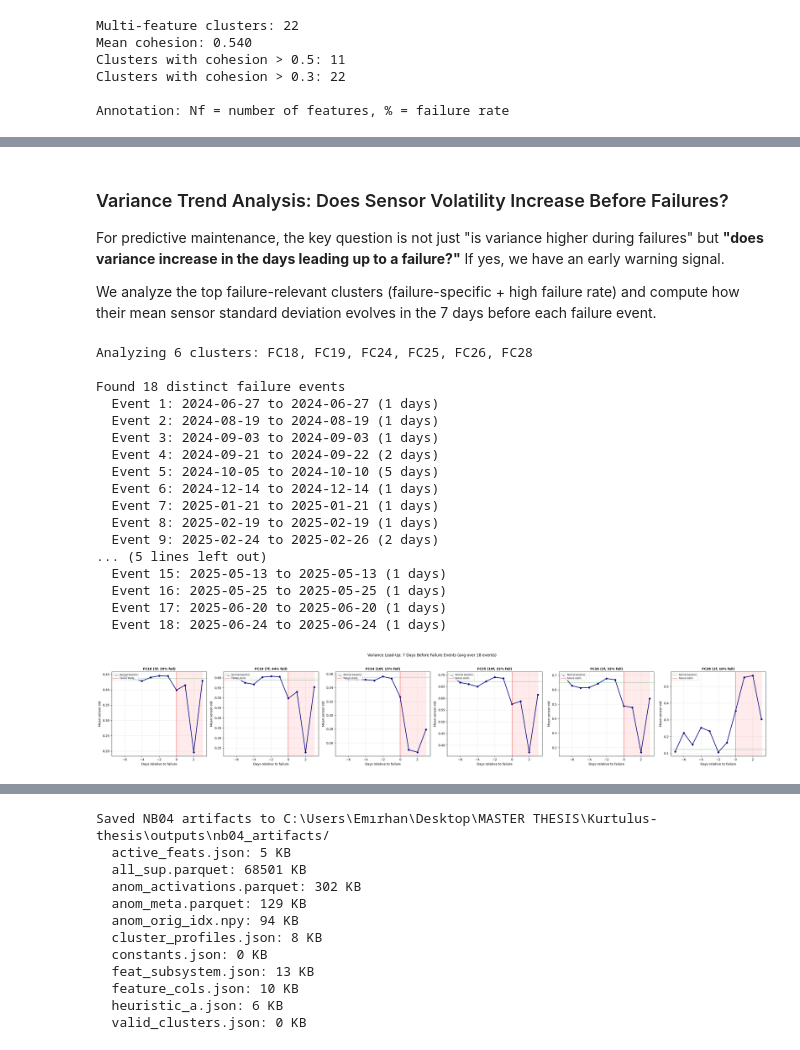
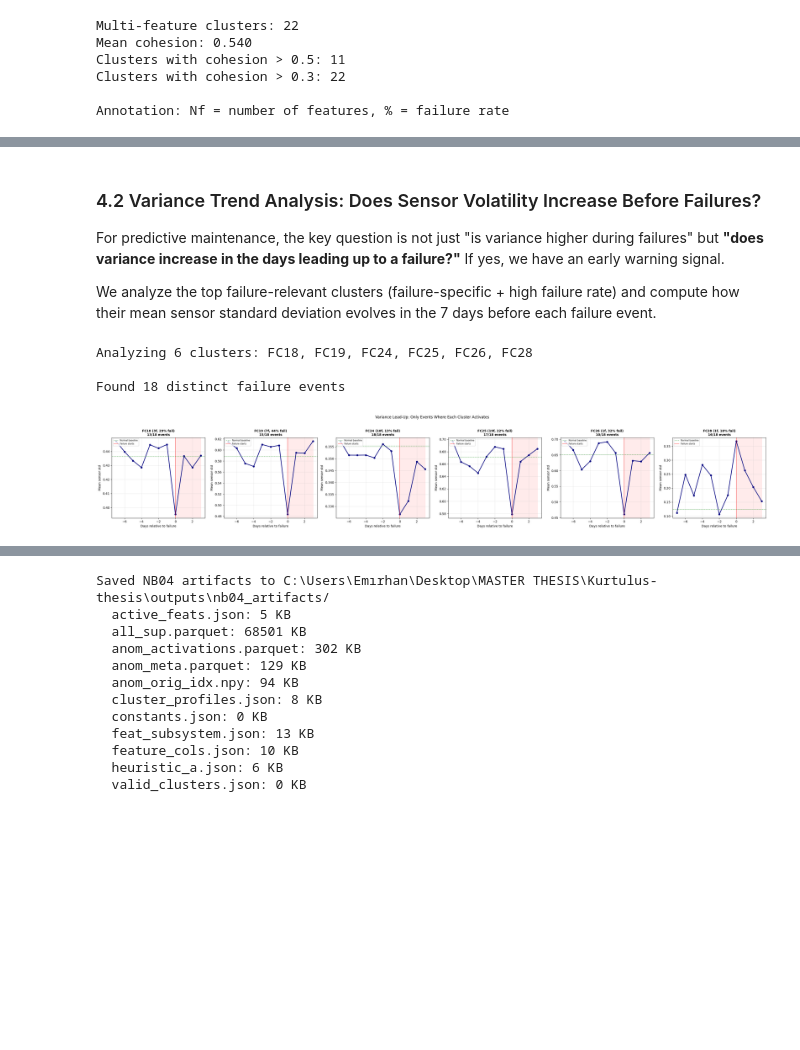
Before and after one commit to Emir515/Kurtulus-thesis, a Jupyter notebook: notebooks/04_anomaly_detection_cluster_analysis.ipynb, the cells around one changed output, grey strips where cells are left out. Cells and saved outputs as stored; diff of their text form; code cells hidden in the pictures; blank space fills up the shorter version.

```diff
--- a/notebooks/04_anomaly_detection_cluster_analysis.ipynb
+++ b/notebooks/04_anomaly_detection_cluster_analysis.ipynb
@@ -726,17 +1061,16 @@ FC31       2.1%         3.2%      -1.1  similar
 
 Summary: 2 failure-specific clusters (FC24, FC28), 23 similar, 6 mixed
 # %% [markdown]
-### Variance Trend Analysis: Does Sensor Volatility Increase Before Failures?
+### 4.2 Variance Trend Analysis: Does Sensor Volatility Increase Before Failures?
 
 For predictive maintenance, the key question is not just "is variance higher during failures" but **"does variance increase in the days leading up to a failure?"** If yes, we have an early warning signal.
 
 We analyze the top failure-relevant clusters (failure-specific + high failure rate) and compute how their mean sensor standard deviation evolves in the 7 days before each failure event.
 # %%
-# ── Variance trend analysis: lead-up to failures ──
+# ── Variance trend analysis: lead-up to failures (cluster-specific events) ──
 
 # Select clusters to analyze: failure-specific + top failure-rate clusters
-# Use failure_specific_fcs from day comparison, plus high-failure singletons
-analysis_fcs = list(failure_specific_fcs)  # from day comparison
+analysis_fcs = list(failure_specific_fcs)
 for fc in sorted(heuristic_a.keys()):
     feats = heuristic_a[fc]
     cl_act = anom_activations[[f for f in feats if f in anom_activations.columns]].any(axis=1)
@@ -750,10 +1084,9 @@ analysis_fcs = sorted(analysis_fcs)
 print(f'Analyzing {len(analysis_fcs)} clusters: {", ".join(f"FC{fc}" for fc in analysis_fcs)}')
 print()
 
-# Identify failure event start dates (first failure window per consecutive failure period)
+# Identify failure events (group consecutive failure days within 2 days)
 all_sup['date'] = all_sup['window_end'].dt.date
 fail_dates = sorted(set(all_sup.loc[all_sup['label'] == 1, 'date']))
-# Group consecutive failure days into events
 failure_events = []
 current_event = [fail_dates[0]]
 for i in range(1, len(fail_dates)):
@@ -766,12 +1099,9 @@ for i in range(1, len(fail_dates)):
         current_event = [fail_dates[i]]
 failure_events.append(current_event)
 print(f'Found {len(failure_events)} distinct failure events')
-for i, ev in enumerate(failure_events):
-    print(f'  Event {i+1}: {ev[0]} to {ev[-1]} ({len(ev)} days)')
-print()
 
-# For each cluster, compute mean _std per day, then average across failure events
-# aligned by days-before-failure (-7 to 0)
+# For each cluster, determine which failure events it participates in
+# (= the cluster activates in at least one anomalous window during that event)
 LEAD_DAYS = 7
 
 fig, axes = plt.subplots(1, len(analysis_fcs), figsize=(5*len(analysis_fcs), 5), sharey=False)
@@ -782,18 +1112,29 @@ results = {}
 for ax_i, fc in enumerate(analysis_fcs):
     ax = axes[ax_i]
     feats = heuristic_a[fc]
+    feats_in_data = [f for f in feats if f in anom_activations.columns]
     std_feats = [f for f in feats if f.endswith('_std')]
     if not std_feats:
         std_feats = feats
 
+    # Check which failure events this cluster is active in
+    cl_act = anom_activations[feats_in_data].any(axis=1)
+    relevant_events = []
+    for event in failure_events:
+        event_dates = set(event)
+        # Check if cluster fires during this event's dates
+        event_mask = anom_meta['date'].isin(event_dates) & cl_act
+        if event_mask.sum() > 0:
+            relevant_events.append(event)
+
     # Daily mean std
     daily_std = all_sup.groupby('date')[std_feats].mean().mean(axis=1)
 
-    # For each failure event, extract the lead-up values
+    # Extract lead-up values only for relevant events
     lead_up_profiles = []
-    for event in failure_events:
+    for event in relevant_events:
         event_start = pd.Timestamp(event[0])
-        for day_offset in range(-LEAD_DAYS, len(event)):
+        for day_offset in range(-LEAD_DAYS, len(event) + 3):
             target_date = (event_start + pd.Timedelta(days=day_offset)).date()
             if target_date in daily_std.index:
                 lead_up_profiles.append({
@@ -802,24 +1143,22 @@ for ax_i, fc in enumerate(analysis_fcs):
                 })
 
     lead_df = pd.DataFrame(lead_up_profiles)
-
-    # Average by offset
     avg_profile = lead_df.groupby('offset')['value'].agg(['mean', 'std', 'count']).reset_index()
     avg_profile = avg_profile[avg_profile['offset'].between(-LEAD_DAYS, 3)]
 
-    # Also compute normal baseline (days far from any failure)
-    all_dates = set(daily_std.index)
+    # Normal baseline (days far from any failure)
+    all_dates_set = set(daily_std.index)
     near_failure = set()
     for event in failure_events:
         event_start = pd.Timestamp(event[0])
         for d in range(-LEAD_DAYS-3, len(event)+3):
             near_failure.add((event_start + pd.Timedelta(days=d)).date())
-    far_dates = all_dates - near_failure
+    far_dates = all_dates_set - near_failure
     baseline_val = daily_std[list(far_dates)].mean() if far_dates else daily_std.mean()
 
     # Plot
     ax.plot(avg_profile['offset'], avg_profile['mean'], 'o-', color='navy', linewidth=2, markersize=5)
-    ax.axhline(baseline_val, color='green', linestyle='--', linewidth=1, alpha=0.7, label=f'Normal baseline')
+    ax.axhline(baseline_val, color='green', linestyle='--', linewidth=1, alpha=0.7, label='Normal baseline')
     ax.axvline(0, color='red', linestyle='-', linewidth=1.5, alpha=0.5, label='Failure starts')
     ax.axvspan(0, avg_profile['offset'].max(), alpha=0.08, color='red')
 
@@ -827,59 +1166,46 @@ for ax_i, fc in enumerate(analysis_fcs):
     ax.set_ylabel('Mean sensor std')
 
     n_f = len(feats)
-    cl_act = anom_activations[[f for f in feats if f in anom_activations.columns]].any(axis=1)
     fp = 100 * int(anom_meta.loc[cl_act, 'label'].sum()) / max(cl_act.sum(), 1)
-    ax.set_title(f'FC{fc} ({n_f}f, {fp:.0f}% fail)', fontsize=10, fontweight='bold')
+    ax.set_title(f'FC{fc} ({n_f}f, {fp:.0f}% fail)\n{len(relevant_events)}/{len(failure_events)} events',
+                 fontsize=10, fontweight='bold')
     ax.legend(fontsize=7, loc='upper left')
     ax.grid(alpha=0.3)
 
-    # Store ratio for summary
+    # Store for summary
     fail_val = avg_profile.loc[avg_profile['offset'] == 0, 'mean'].values
     pre3_val = avg_profile.loc[avg_profile['offset'].between(-3, -1), 'mean'].mean()
     results[fc] = {
         'baseline': baseline_val,
         'pre3': pre3_val,
         'at_failure': fail_val[0] if len(fail_val) > 0 else np.nan,
+        'n_relevant': len(relevant_events),
+        'n_total': len(failure_events),
     }
 
-plt.suptitle(f'Variance Lead-Up: {LEAD_DAYS} Days Before Failure Events (avg over {len(failure_events)} events)',
-             fontsize=12, y=1.03)
+plt.suptitle('Variance Lead-Up: Only Events Where Each Cluster Activates', fontsize=12, y=1.03)
 plt.tight_layout()
 plt.show()
 
 # Summary table
 print()
-print(f'{"FC":>4} {"Normal":>10} {"3d Before":>10} {"At Failure":>11} {"Ramp-up":>8}  Interpretation')
-print('=' * 70)
+print(f'{"FC":>4} {"Events":>8} {"Normal":>10} {"3d Before":>10} {"At Failure":>11} {"Ramp-up":>8}  Interpretation')
+print('=' * 85)
 for fc in analysis_fcs:
     r = results[fc]
     ramp = r['at_failure'] / r['baseline'] if r['baseline'] > 0 else float('inf')
     pre_ramp = r['pre3'] / r['baseline'] if r['baseline'] > 0 else float('inf')
     if ramp > 1.5:
         tag = 'STRONG early warning'
     elif pre_ramp > 1.2:
         tag = 'gradual build-up'
     elif ramp > 1.1:
         tag = 'slight increase'
     else:
         tag = 'no ramp-up (sudden)'
-    print(f'FC{fc:>2} {r["baseline"]:>10.4f} {r["pre3"]:>10.4f} {r["at_failure"]:>11.4f} {ramp:>6.2f}x  {tag}')
+    print(f'FC{fc:>2} {r["n_relevant"]:>4}/{r["n_total"]:<3} {r["baseline"]:>10.4f} {r["pre3"]:>10.4f} {r["at_failure"]:>11.4f} {ramp:>6.2f}x  {tag}')
 # %% [output]
 Analyzing 6 clusters: FC18, FC19, FC24, FC25, FC26, FC28
 
 Found 18 distinct failure events
-  Event 1: 2024-06-27 to 2024-06-27 (1 days)
-  Event 2: 2024-08-19 to 2024-08-19 (1 days)
-  Event 3: 2024-09-03 to 2024-09-03 (1 days)
-  Event 4: 2024-09-21 to 2024-09-22 (2 days)
-  Event 5: 2024-10-05 to 2024-10-10 (5 days)
-  Event 6: 2024-12-14 to 2024-12-14 (1 days)
-  Event 7: 2025-01-21 to 2025-01-21 (1 days)
-  Event 8: 2025-02-19 to 2025-02-19 (1 days)
-  Event 9: 2025-02-24 to 2025-02-26 (2 days)
-... (5 lines left out)
-  Event 15: 2025-05-13 to 2025-05-13 (1 days)
-  Event 16: 2025-05-25 to 2025-05-25 (1 days)
-  Event 17: 2025-06-20 to 2025-06-20 (1 days)
-  Event 18: 2025-06-24 to 2025-06-24 (1 days)
-[figure, old version]
+[figure, new version]
```
Also changed, not shown: parts of 14 cells of this notebook.
